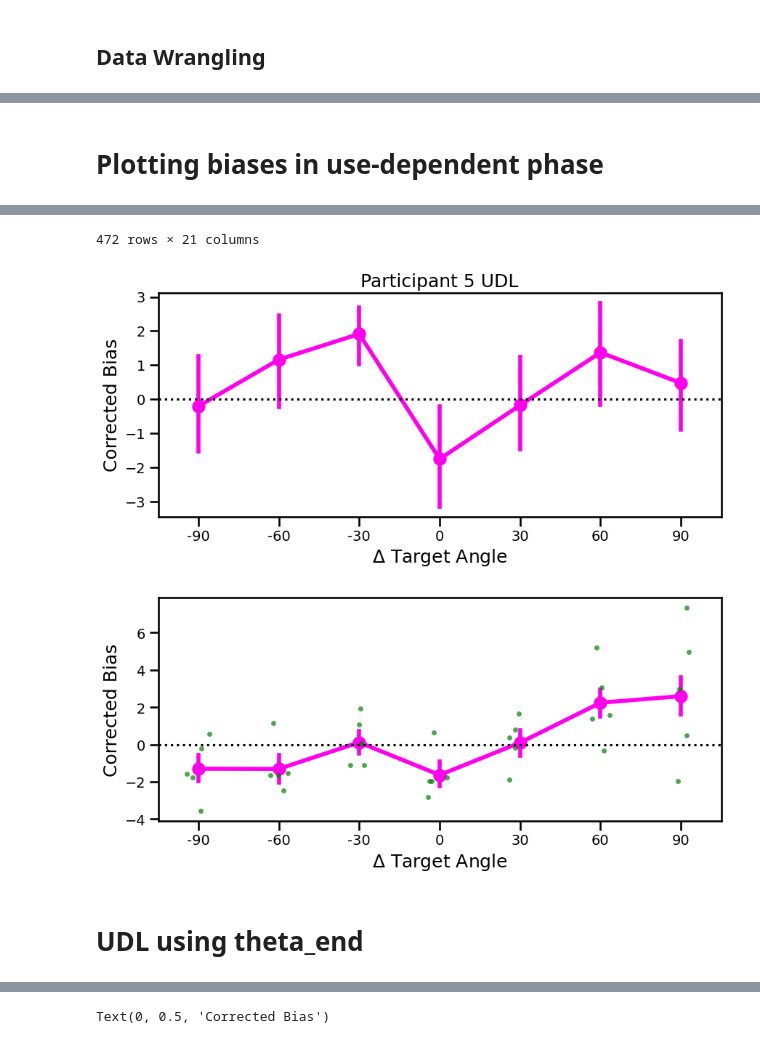
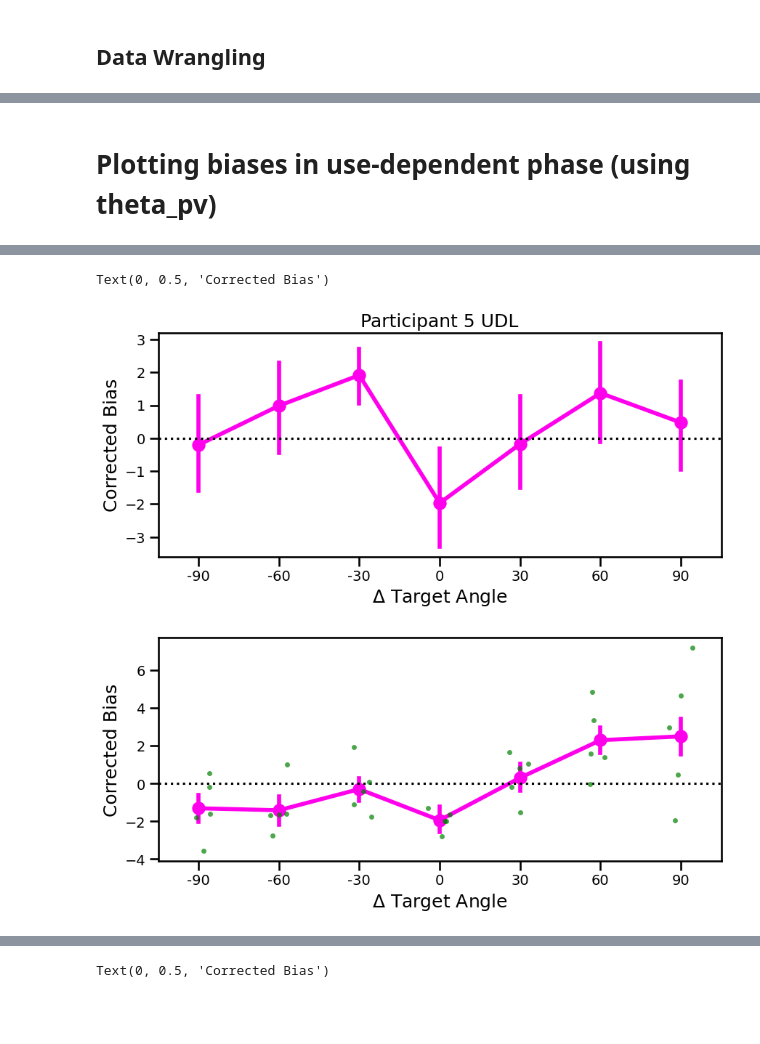
Before and after one commit to abbysun4/UDLR_study, a Jupyter notebook: UDLR_ver1/scripts/analysis_script_pilot_withFB.ipynb, the cells around one changed output, grey strips where cells are left out. Drawn from its saved outputs; the diff is of its cells as text; code cells hidden in the pictures; blank space fills up the shorter version.

```diff
--- a/UDLR_ver1/scripts/analysis_script_pilot_withFB.ipynb
+++ b/UDLR_ver1/scripts/analysis_script_pilot_withFB.ipynb
@@ -46,7 +44,7 @@ file_paths_udl = [
 ]
 
 # Subject identifiers corresponding to the datasets
-subject_list = ["eric", "abby", "rainie", "alice", "reese"]
+subject_list = ["eric", "abby", "rainie", "alice", "rhys"]
 
 
 # Load CSV files & label condition
@@ -351,9 +308,12 @@ Text(0, 0.5, 'Corrected Bias')
 # %% [markdown]
-# Plotting biases in use-dependent phase
+# Plotting biases in use-dependent phase (using theta_pv)
 # %%
 mask_udl = (
-    (df['TN'] >= epochs['udl'][0]) & (df['TN'] <= epochs['udl'][1])
-    & (~df['mt'].isna()) & (df['rt'] > 0.500) & (df['theta_pv'].abs() < 60))
+    (df['TN'] >= epochs['udl'][0]) & (df['TN'] <= epochs['udl'][1]) &
+    (~df['mt'].isna()) &
+    (df['rt'] > 0.500) &
+    (df['theta_pv'].abs() < 60)
+)
 
 df_udl = df.loc[mask_udl]
 
@@ -365,8 +325,9 @@ df_udl_constrained = (
 )
 
 df_udl_constrained = df_udl_constrained.loc[df_udl_constrained['feedback'] == 0]
+## change to 'probe' == 1
 
-subject_means = df_udl_constrained.groupby(['SN', 'target_angle_diff'])['angle_error_corrected_udl'].mean().reset_index()
+subject_means = df_udl_constrained.groupby(['SN', 'target_angle_diff'])['corrected_udl_theta_pv'].mean().reset_index()
 
 # plot graph for one participant
 subject_num = 5
@@ -374,7 +335,7 @@ fig, ax = plt.subplots(figsize=(10,4))
 sns.pointplot(
     data=df_udl_constrained[df_udl_constrained['SN']==subject_num],
     x='target_angle_diff',
-    y='angle_error_corrected_udl',
+    y='corrected_udl_theta_pv',
     estimator='mean',
     errorbar=('ci',95),
     #color='black',
@@ -394,7 +355,7 @@ fig, ax = plt.subplots(figsize=(10,4))
 sns.pointplot(
     data=df_udl_constrained,
     x='target_angle_diff',
-    y='angle_error_corrected_udl',
+    y='corrected_udl_theta_pv',
     estimator='mean',
     errorbar=('ci',95),
     #color='black',
@@ -404,7 +365,7 @@ sns.pointplot(
 sns.stripplot(
     data=subject_means,
     x='target_angle_diff',
-    y='angle_error_corrected_udl',
+    y='corrected_udl_theta_pv',
     color='green',
     alpha=0.7,
     jitter=0.15,
@@ -429,6 +390,4 @@ ax.tick_params(axis='y', labelsize=14)
 plt.xlabel(r'$\Delta$ Target Angle')
 ## change the name of the x axis
 plt.ylabel('Corrected Bias')
-
-df_udl_constrained
 # %% [output]
@@ -447,5 +394,3 @@ df_udl_constrained
-472 rows × 21 columns
+Text(0, 0.5, 'Corrected Bias')
-[figure, old version]
+[figure, new version]
-[figure, old version]
+[figure, new version]
-# %% [markdown]
-# UDL using theta_end
```
Also changed, not shown: parts of 25 cells of this notebook, 2 other files.
